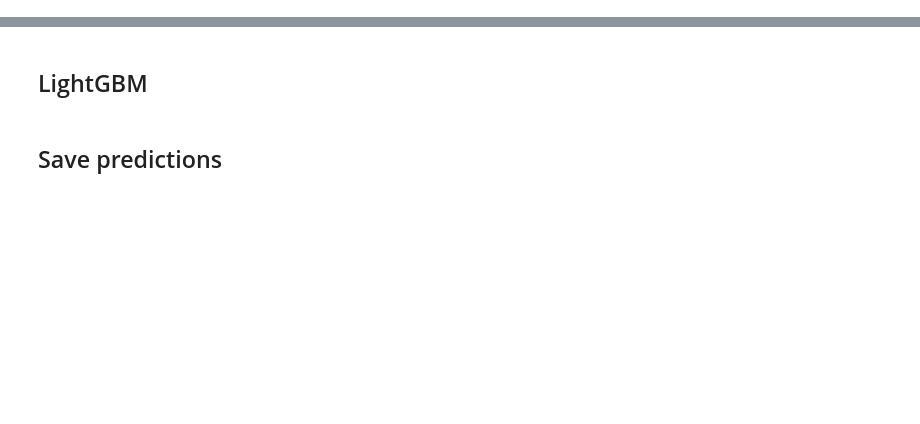
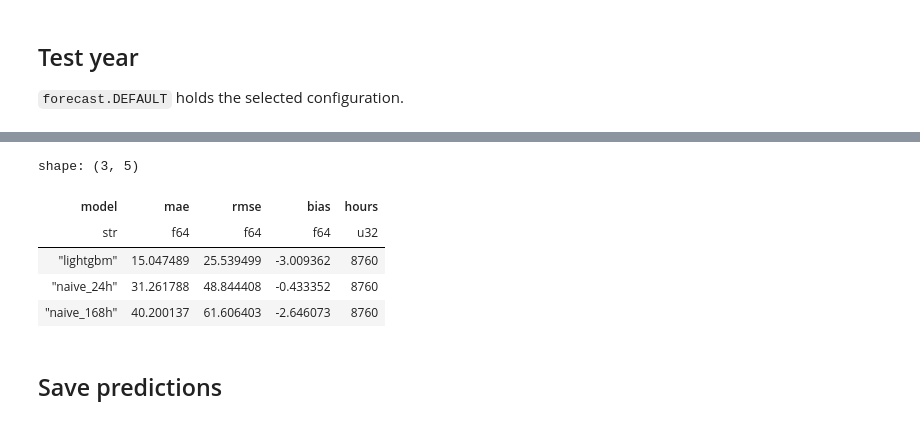
Before and after one commit to patrickresearch/energy_day-ahead_forecast, a Jupyter notebook: notebooks/02_forecast.ipynb, the cells around one changed output, grey strips where cells are left out. Saved outputs shown, nothing was run; the diff lists cells and outputs as text; code cells hidden in the pictures; blank space fills up the shorter version.

```diff
--- a/notebooks/02_forecast.ipynb
+++ b/notebooks/02_forecast.ipynb
@@ -18,3 +51,15 @@ df = features.build(load())
+# %% [markdown]
+## Test year
+
+`forecast.DEFAULT` holds the selected configuration.
 # %%
-naive = pl.concat([forecast.seasonal_naive(df, 24), forecast.seasonal_naive(df, 168)])
-forecast.score(df, naive)
+%%time
+test = pl.concat(
+    [
+        forecast.seasonal_naive(df, 24, TEST),
+        forecast.seasonal_naive(df, 168, TEST),
+        forecast.backtest(df, forecast.DEFAULT, TEST),
+    ]
+)
+forecast.score(df, test)
+# %% [output]
@@ -21,2 +68,6 @@ forecast.score(df, naive)
+shape: (3, 5)
+| model | mae | rmse | bias | hours |
+| str | f64 | f64 | f64 | u32 |
+| "lightgbm" | 15.047489 | 25.539499 | -3.009362 | 8760 |
+| "naive_24h" | 31.261788 | 48.844408 | -0.433352 | 8760 |
+| "naive_168h" | 40.200137 | 61.606403 | -2.646073 | 8760 |
-# %% [markdown]
-## LightGBM
```
Also changed, not shown: parts of 14 cells of this notebook, 6 other files.
